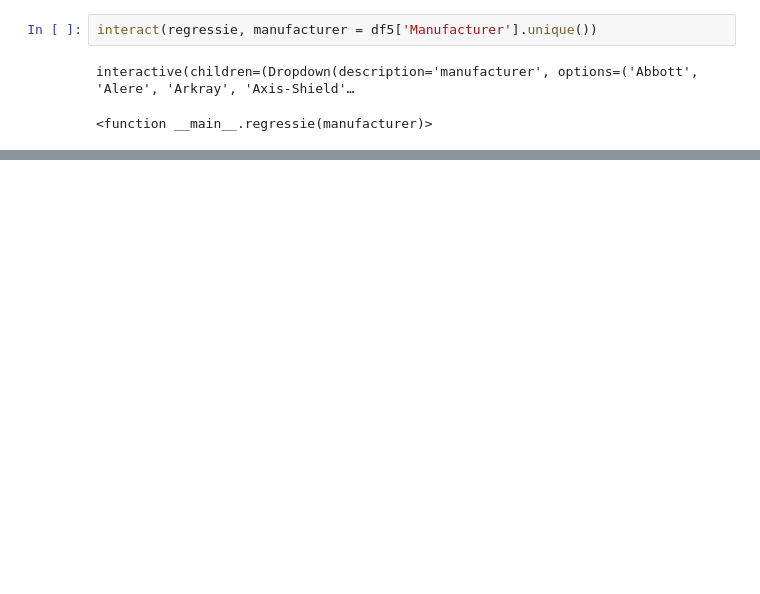
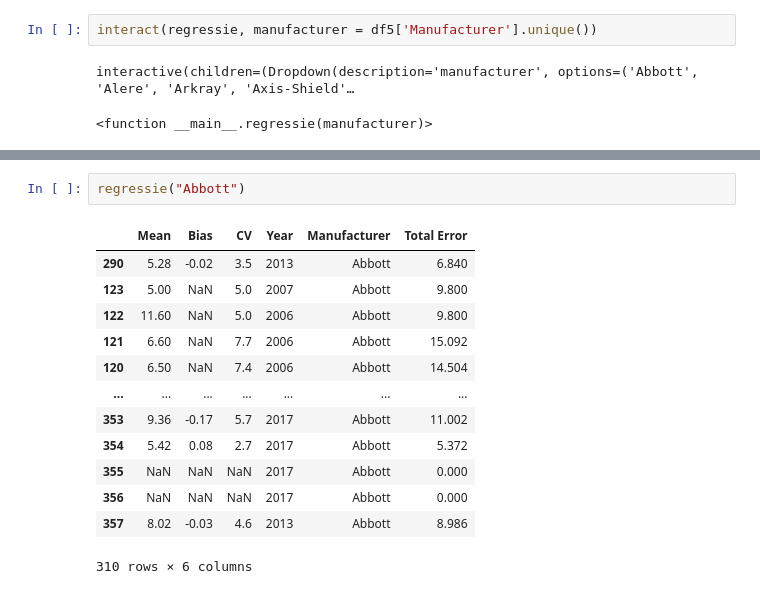
Before and after one commit to DSa-HbA1c/Predictions, a Jupyter notebook: Prediction Justin Corné.ipynb, the cells around one changed output, grey strips where cells are left out. Cells and saved outputs as stored; diff of their text form; blank space fills up the shorter version.

```diff
--- a/Prediction Justin Corné.ipynb
+++ b/Prediction Justin Corné.ipynb
@@ -180,0 +211,16 @@ interactive(children=(Dropdown(description='manufacturer', options=('Abbott', 'A
+# %%
+regressie("Abbott")
+# %% [output]
+|  | Mean | Bias | CV | Year | Manufacturer | Total Error |
+| 290 | 5.28 | -0.02 | 3.5 | 2013 | Abbott | 6.840 |
+| 123 | 5.00 | NaN | 5.0 | 2007 | Abbott | 9.800 |
+| 122 | 11.60 | NaN | 5.0 | 2006 | Abbott | 9.800 |
+| 121 | 6.60 | NaN | 7.7 | 2006 | Abbott | 15.092 |
+| 120 | 6.50 | NaN | 7.4 | 2006 | Abbott | 14.504 |
+| ... | ... | ... | ... | ... | ... | ... |
+| 353 | 9.36 | -0.17 | 5.7 | 2017 | Abbott | 11.002 |
+| 354 | 5.42 | 0.08 | 2.7 | 2017 | Abbott | 5.372 |
+| 355 | NaN | NaN | NaN | 2017 | Abbott | 0.000 |
+| 356 | NaN | NaN | NaN | 2017 | Abbott | 0.000 |
+| 357 | 8.02 | -0.03 | 4.6 | 2013 | Abbott | 8.986 |
+310 rows × 6 columns
```
Also changed, not shown: parts of 12 cells of this notebook.
